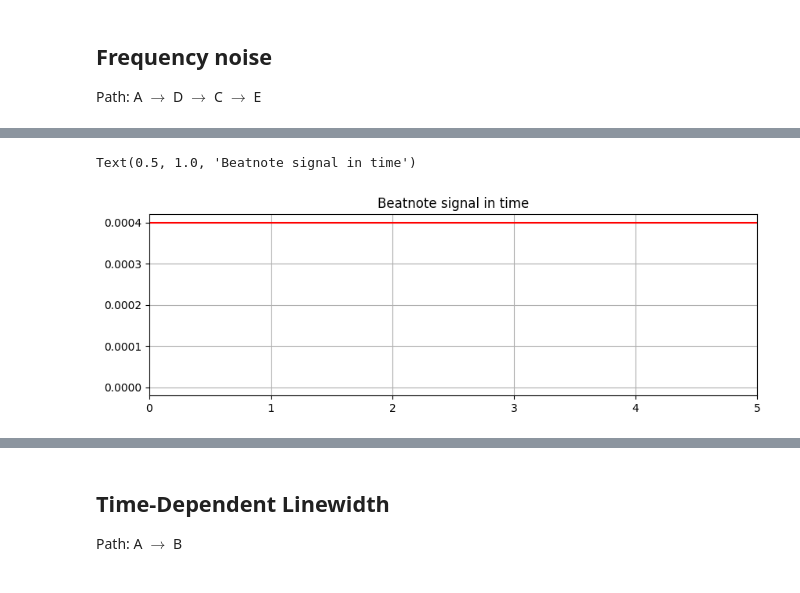
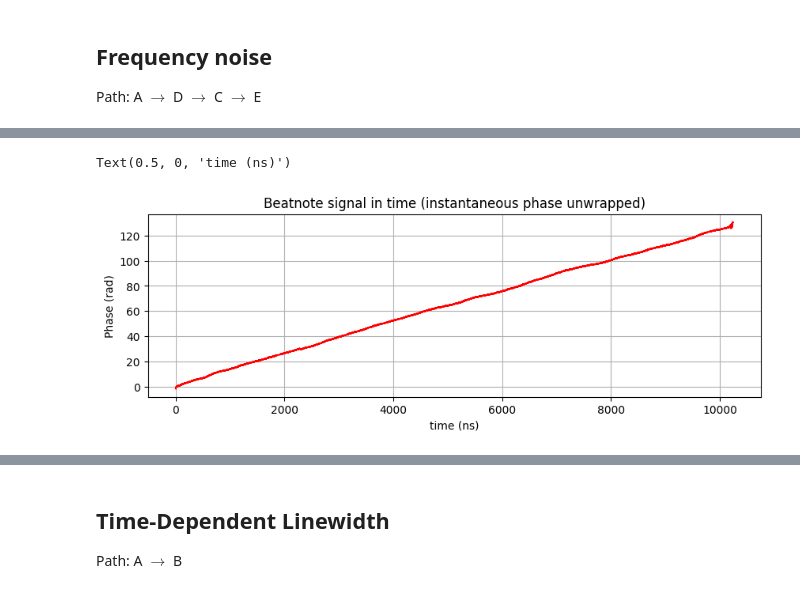
Before and after one commit to CaioRodrigues200/Laser-Study, a Jupyter notebook: Heterodyne_setup.ipynb, the cells around one changed output, grey strips where cells are left out. Drawn from its saved outputs; the diff is of its cells as text; code cells hidden in the pictures.

Commit message:
Beatnote signal pt3

```diff
--- a/Heterodyne_setup.ipynb
+++ b/Heterodyne_setup.ipynb
@@ -145,6 +143,7 @@ $\displaystyle Frequency~spacing = 2.0~GHz ~~|~~ Central~frequency = 100.0~THz$
 $\displaystyle Sampling~frequency = 6553.6~THz~(Used~for~plotting~lasers~OSA,~operating~in~THz~frequencies)$
 # %%
 plt.rcParams["figure.figsize"] = (10,3)
+plt.rc('font',**font)
 
 freqs, ZX = get_spectrum(modulatedSig, Fs, 0)
 
@@ -225,3 +263,13 @@ plt.rcParams["figure.figsize"] = (8,6)
 ## Frequency noise
 
 Path: A $\rightarrow$ D $\rightarrow$ C $\rightarrow$ E
+# %%
+sigTxIphase = np.angle(hilbert(sigTx))
+
+plt.figure(figsize=(10,3))
+plt.plot(1e6*t/Fs,sigTxIphase, color='red')
+plt.grid()
+plt.title('Beatnote signal in time (instantaneous phase)')
+plt.ylabel('Phase (rad)')
+plt.xlim(0,5)
+plt.xlabel('time (us)')
@@ -228,9 +279,10 @@ Path: A $\rightarrow$ D $\rightarrow$ C $\rightarrow$ E
 # %%
 plt.figure(figsize=(10,3))
-plt.plot(hilbert(sigTxPosPhoto), color='red')
-plt.xlim(0,5)
+plt.plot(1e9*t/Fs,np.unwrap(sigTxIphase), color='red')
 plt.grid()
-plt.title('Beatnote signal in time')
+plt.title('Beatnote signal in time (instantaneous phase unwrapped)')
+plt.ylabel('Phase (rad)')
+plt.xlabel('time (ns)')
 # %% [output]
-Text(0.5, 1.0, 'Beatnote signal in time')
+Text(0.5, 0, 'time (ns)')
-[figure, old version]
+[figure, new version]
```
Also changed, not shown: parts of 8 cells of this notebook, 2 other files.
